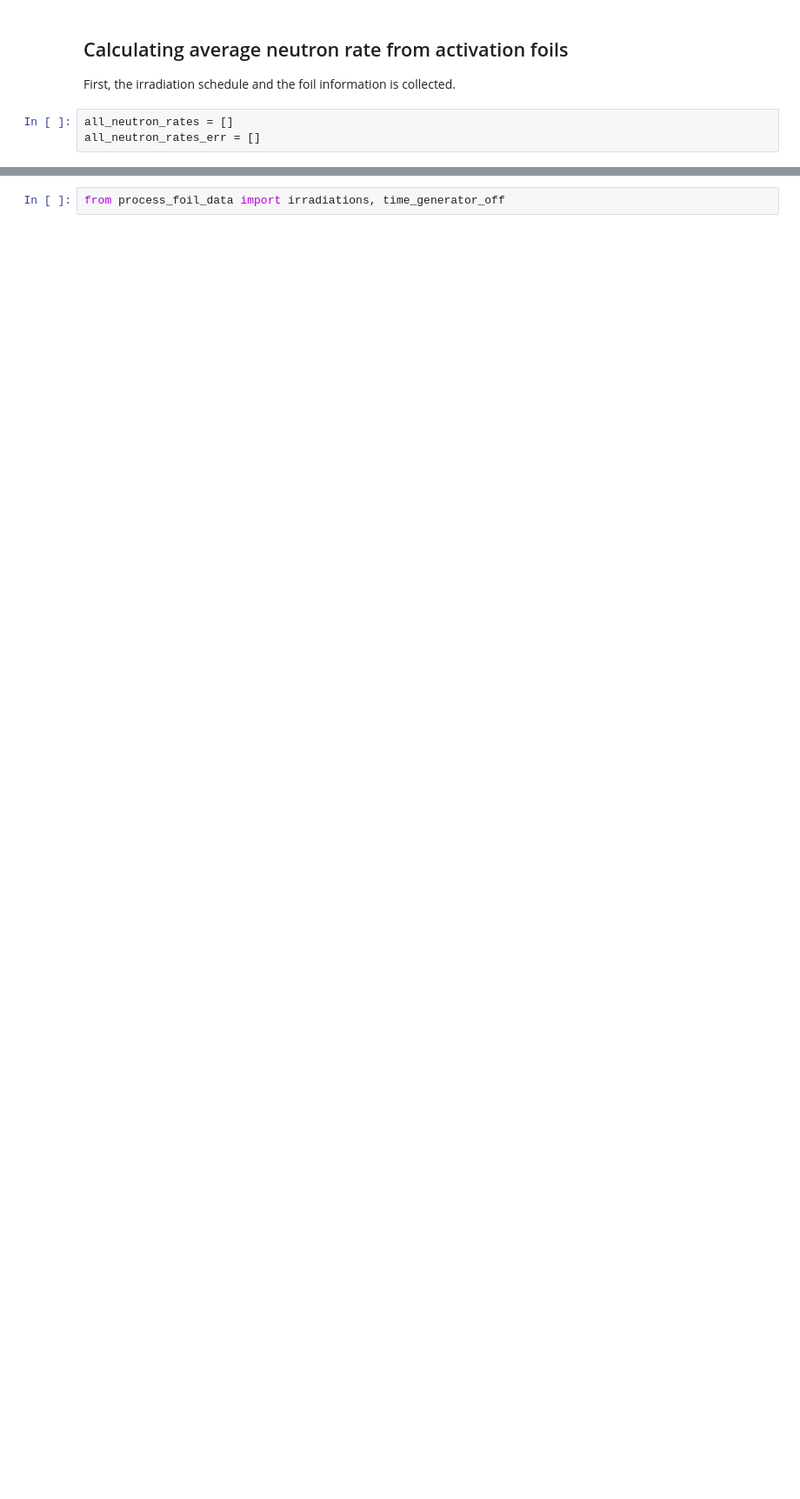
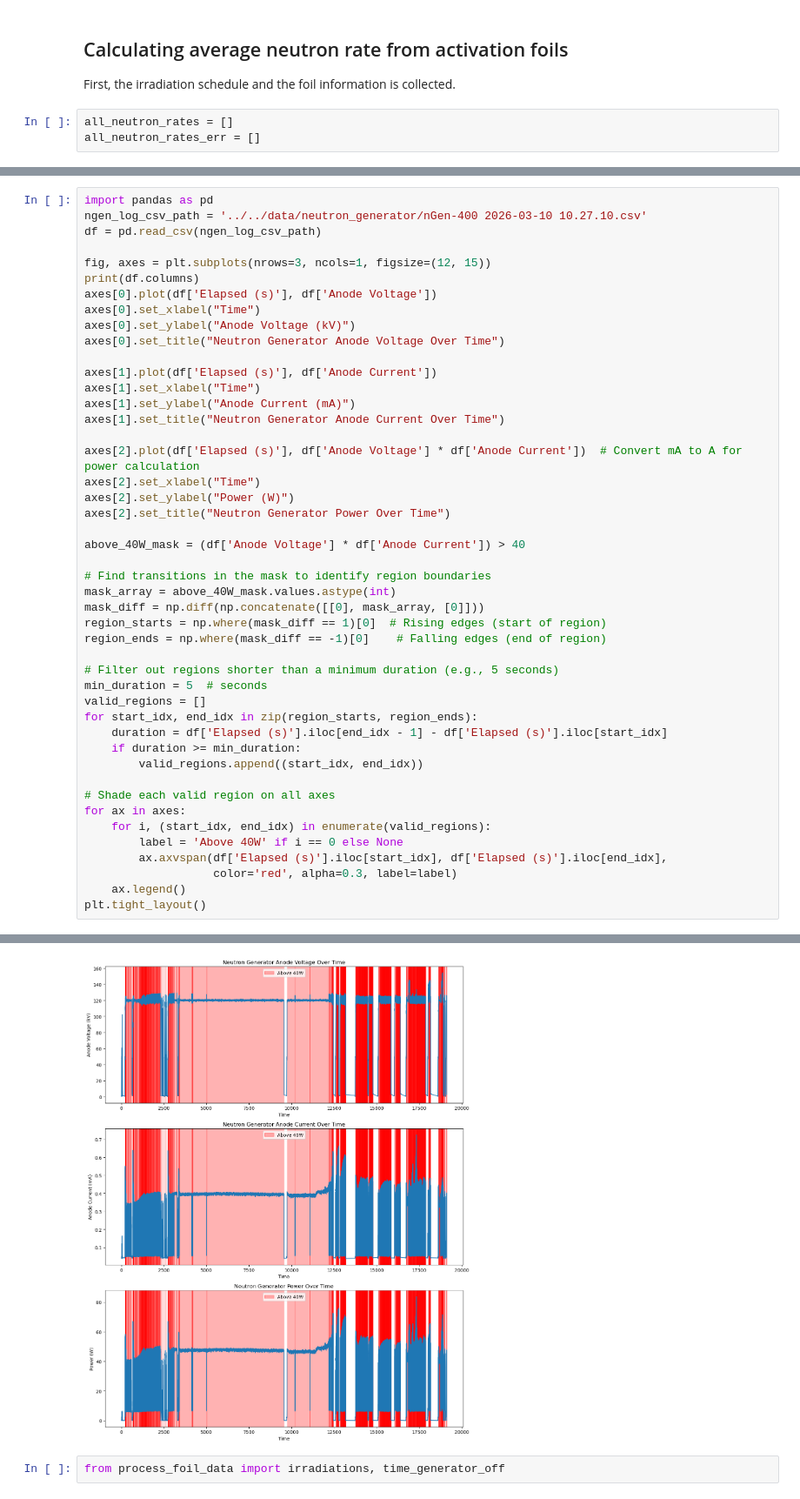
Before and after one commit to cdunn314/FLiBe-1L-run-2, a Jupyter notebook: analysis/neutron/foil_analysis_HPGe.ipynb, the cells around one changed output, grey strips where cells are left out. Shown at 87% size. Saved outputs shown, nothing was run; the diff lists cells and outputs as text; blank space fills up the shorter version.

```diff
--- a/analysis/neutron/foil_analysis_HPGe.ipynb
+++ b/analysis/neutron/foil_analysis_HPGe.ipynb
@@ -310,0 +317,47 @@ all_neutron_rates_err = []
+# %%
+import pandas as pd
+ngen_log_csv_path = '../../data/neutron_generator/nGen-400 2026-03-10 10.27.10.csv'
+df = pd.read_csv(ngen_log_csv_path)
+
+fig, axes = plt.subplots(nrows=3, ncols=1, figsize=(12, 15))
+print(df.columns)
+axes[0].plot(df['Elapsed (s)'], df['Anode Voltage'])
+axes[0].set_xlabel("Time")
+axes[0].set_ylabel("Anode Voltage (kV)")
+axes[0].set_title("Neutron Generator Anode Voltage Over Time")
+
+axes[1].plot(df['Elapsed (s)'], df['Anode Current'])
+axes[1].set_xlabel("Time")
+axes[1].set_ylabel("Anode Current (mA)")
+axes[1].set_title("Neutron Generator Anode Current Over Time")
+
+axes[2].plot(df['Elapsed (s)'], df['Anode Voltage'] * df['Anode Current'])  # Convert mA to A for power calculation
+axes[2].set_xlabel("Time")
+axes[2].set_ylabel("Power (W)")
+axes[2].set_title("Neutron Generator Power Over Time")
+
+above_40W_mask = (df['Anode Voltage'] * df['Anode Current']) > 40
+
+# Find transitions in the mask to identify region boundaries
+mask_array = above_40W_mask.values.astype(int)
+mask_diff = np.diff(np.concatenate([[0], mask_array, [0]]))
+region_starts = np.where(mask_diff == 1)[0]  # Rising edges (start of region)
+region_ends = np.where(mask_diff == -1)[0]    # Falling edges (end of region)
+
+# Filter out regions shorter than a minimum duration (e.g., 5 seconds)
+min_duration = 5  # seconds
+valid_regions = []
+for start_idx, end_idx in zip(region_starts, region_ends):
+    duration = df['Elapsed (s)'].iloc[end_idx - 1] - df['Elapsed (s)'].iloc[start_idx]
+    if duration >= min_duration:
+        valid_regions.append((start_idx, end_idx))
+
+# Shade each valid region on all axes
+for ax in axes:
+    for i, (start_idx, end_idx) in enumerate(valid_regions):
+        label = 'Above 40W' if i == 0 else None
+        ax.axvspan(df['Elapsed (s)'].iloc[start_idx], df['Elapsed (s)'].iloc[end_idx],
+                   color='red', alpha=0.3, label=label)
+    ax.legend()
+plt.tight_layout()
+# %% [output]
@@ -311,2 +377,3 @@ all_neutron_rates_err = []
+[figure, added]
 # %%
 from process_foil_data import irradiations, time_generator_off
```
Also changed, not shown: parts of 16 cells of this notebook, 1 other file.
